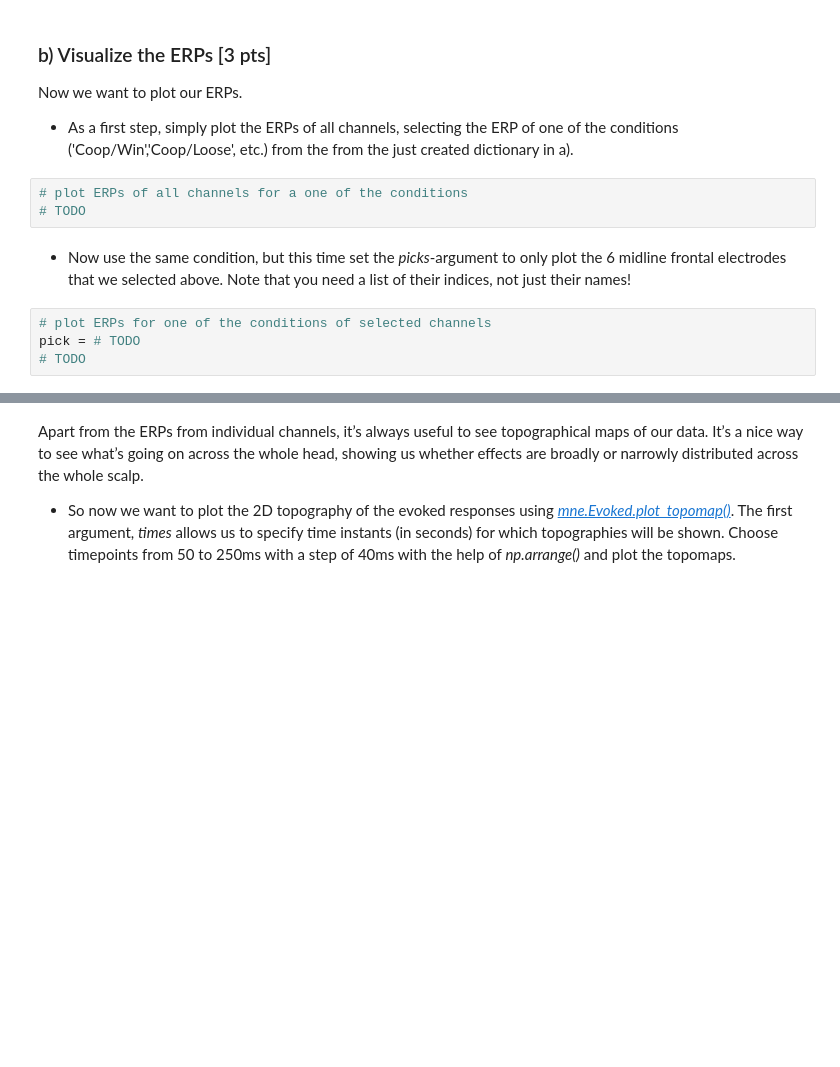
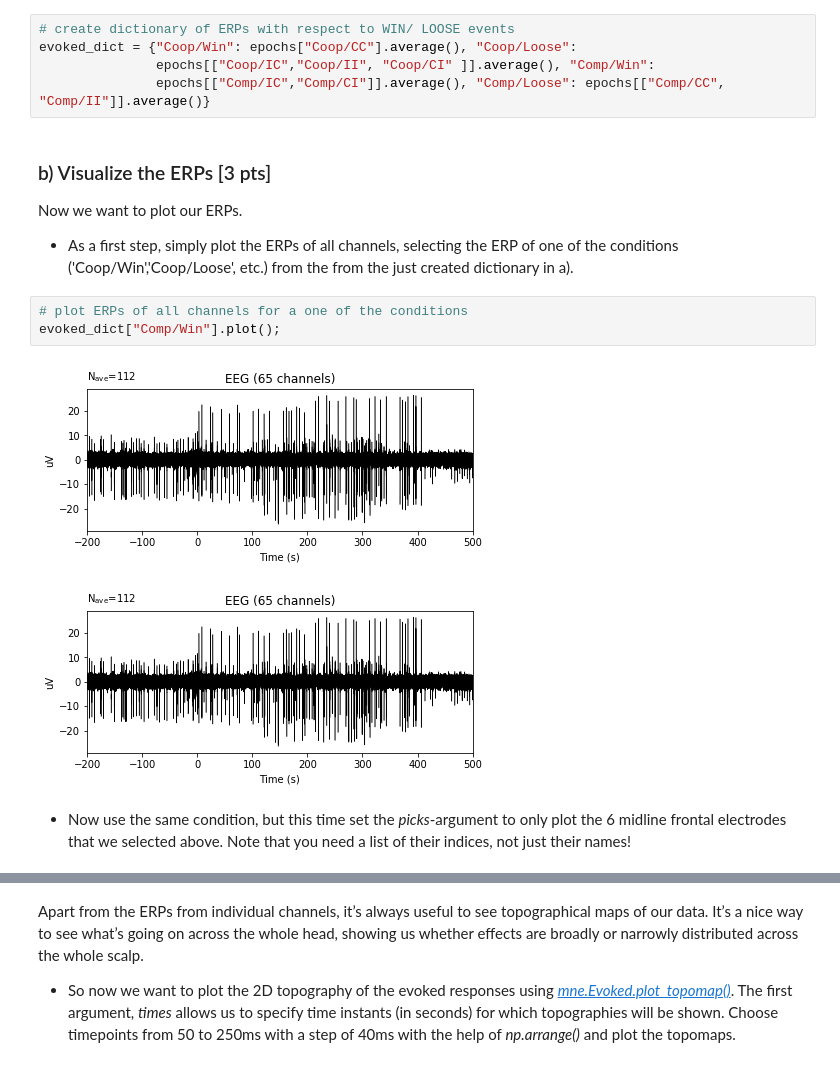
Before and after one commit to NBP-ACC/week-10-acc_2, a Jupyter notebook: Sheet08.ipynb, the cells around one changed output, grey strips where cells are left out. Drawn from its saved outputs; the diff is of its cells as text; blank space fills up the shorter version.

```diff
--- a/Sheet08.ipynb
+++ b/Sheet08.ipynb
@@ -274,3 +272,8 @@ evoked_dict = # TODO
+# %%
+# create dictionary of ERPs with respect to WIN/ LOOSE events
+evoked_dict = {"Coop/Win": epochs["Coop/CC"].average(), "Coop/Loose":
+               epochs[["Coop/IC","Coop/II", "Coop/CI" ]].average(), "Comp/Win":
+               epochs[["Comp/IC","Comp/CI"]].average(), "Comp/Loose": epochs[["Comp/CC", "Comp/II"]].average()}
 # %% [markdown]
 ### b) Visualize the ERPs [3 pts]
 
@@ -278,10 +281,9 @@ Now we want to plot our ERPs.
 - As a first step, simply plot the ERPs of all channels, selecting the ERP of one of the conditions ('Coop/Win','Coop/Loose', etc.) from the from the just created dictionary in a).
 # %%
 # plot ERPs of all channels for a one of the conditions
-# TODO
+evoked_dict["Comp/Win"].plot();
+# %% [output]
+[figure, added]
+[figure, added]
 # %% [markdown]
 - Now use the same condition, but this time set the *picks*-argument to only plot the 6 midline frontal electrodes that we selected above. Note that you need a list of their indices, not just their names!
-# %%
-# plot ERPs for one of the conditions of selected channels
-pick = # TODO
-# TODO
```
Also changed, not shown: parts of 10 cells of this notebook.
